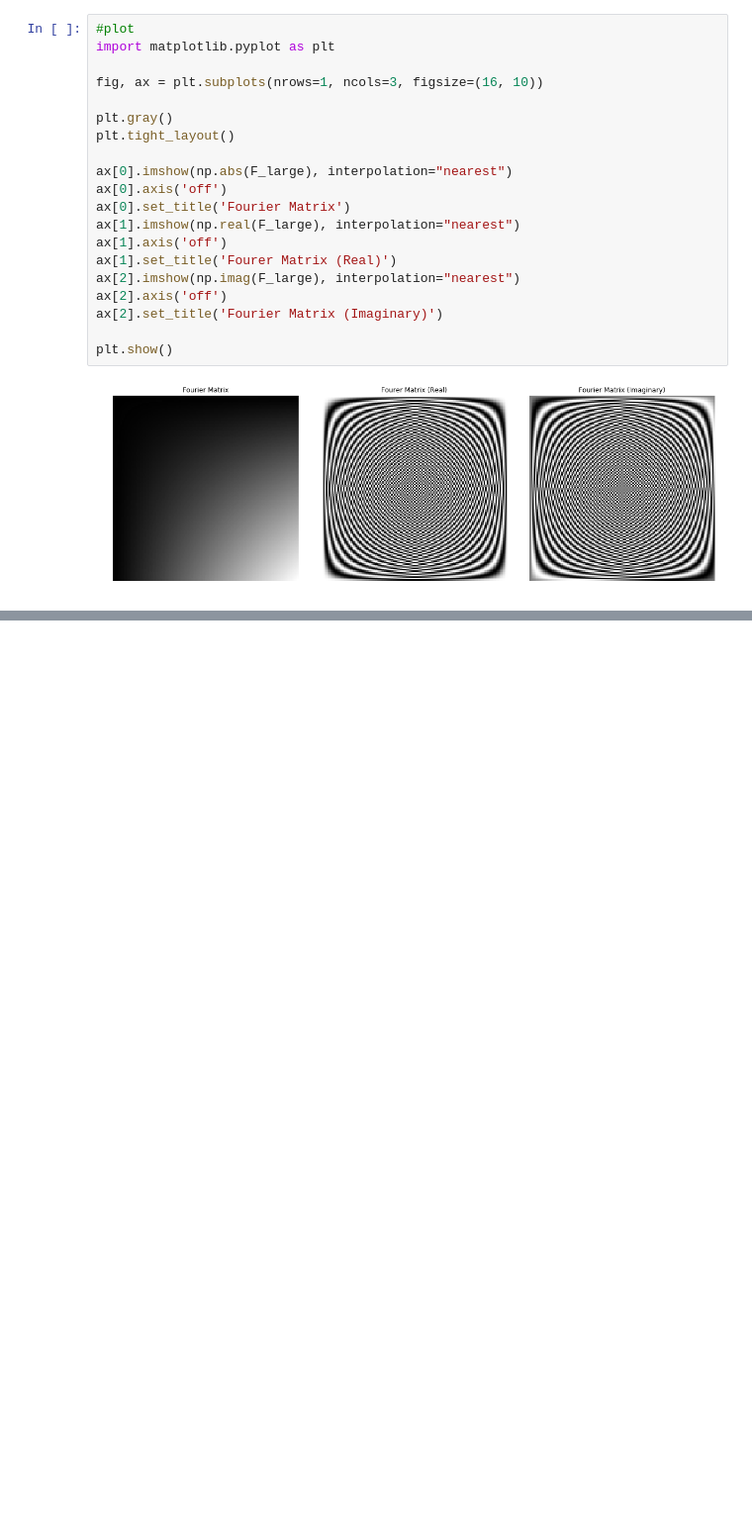
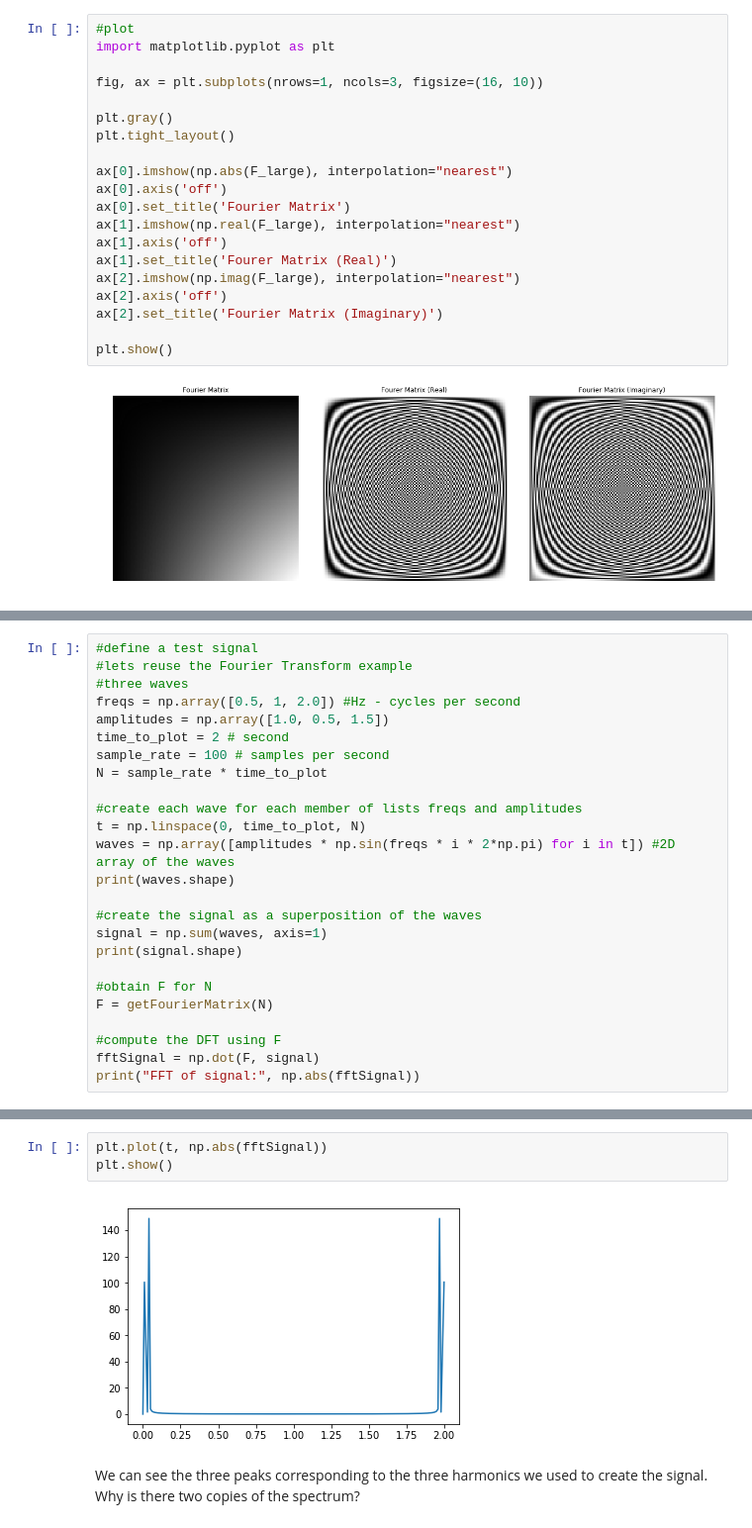
Before and after one commit to shakes76/ELEC3004, a Jupyter notebook: Examples/notebooks/Discrete+Fourier+Transform+1.ipynb, the cells around one changed output, grey strips where cells are left out. Shown at 99% size. Drawn from its saved outputs; the diff is of its cells as text; blank space fills up the shorter version.

```diff
--- a/Examples/notebooks/Discrete+Fourier+Transform+1.ipynb
+++ b/Examples/notebooks/Discrete+Fourier+Transform+1.ipynb
@@ -99,0 +104,25 @@ plt.show()
+# %%
+#define a test signal
+#lets reuse the Fourier Transform example
+#three waves
+freqs = np.array([0.5, 1, 2.0]) #Hz - cycles per second
+amplitudes = np.array([1.0, 0.5, 1.5])
+time_to_plot = 2 # second
+sample_rate = 100 # samples per second
+N = sample_rate * time_to_plot
+
+#create each wave for each member of lists freqs and amplitudes
+t = np.linspace(0, time_to_plot, N)
+waves = np.array([amplitudes * np.sin(freqs * i * 2*np.pi) for i in t]) #2D array of the waves
+print(waves.shape)
+
+#create the signal as a superposition of the waves
+signal = np.sum(waves, axis=1)
+print(signal.shape)
+
+#obtain F for N
+F = getFourierMatrix(N)
+
+#compute the DFT using F
+fftSignal = np.dot(F, signal)
+print("FFT of signal:", np.abs(fftSignal))
@@ -99,0 +147,7 @@ plt.show()
+# %%
+plt.plot(t, np.abs(fftSignal))
+plt.show()
+# %% [output]
+[figure, added]
+# %% [markdown]
+We can see the three peaks corresponding to the three harmonics we used to create the signal. Why is there two copies of the spectrum?
```
Also changed, not shown: parts of 5 cells of this notebook, 1 other file.
